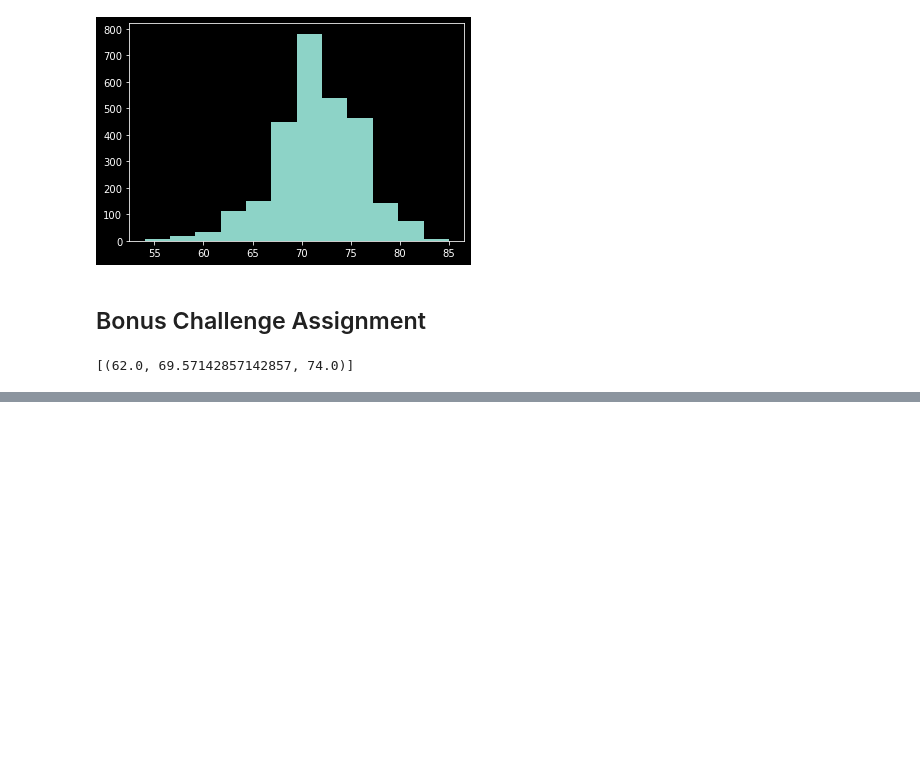
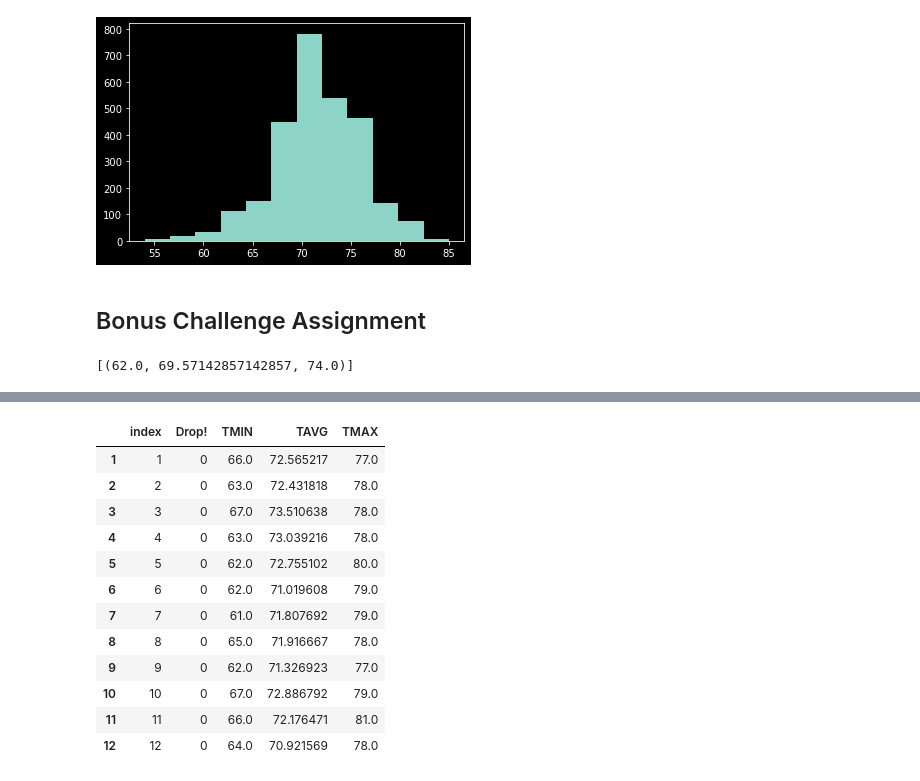
Before and after one commit to JeremyKalmus/sqlalchemy-challenge, a Jupyter notebook: sqlalchemy_challenge.ipynb, the cells around one changed output, grey strips where cells are left out. Drawn from its saved outputs; the diff is of its cells as text; code cells hidden in the pictures; blank space fills up the shorter version.

```diff
--- a/sqlalchemy_challenge.ipynb
+++ b/sqlalchemy_challenge.ipynb
@@ -209,2 +276,20 @@ daily_normals("01-01")
+# %%
+trip_normals = trip_normals.reset_index()
+trip_normals = trip_normals.drop(trip_normals['index']).rename(columns={'index':'Drop!','level_0':'index'})
+trip_normals
+# %% [output]
+|  | index | Drop! | TMIN | TAVG | TMAX |
+| 1 | 1 | 0 | 66.0 | 72.565217 | 77.0 |
+| 2 | 2 | 0 | 63.0 | 72.431818 | 78.0 |
+| 3 | 3 | 0 | 67.0 | 73.510638 | 78.0 |
+| 4 | 4 | 0 | 63.0 | 73.039216 | 78.0 |
+| 5 | 5 | 0 | 62.0 | 72.755102 | 80.0 |
+| 6 | 6 | 0 | 62.0 | 71.019608 | 79.0 |
+| 7 | 7 | 0 | 61.0 | 71.807692 | 79.0 |
+| 8 | 8 | 0 | 65.0 | 71.916667 | 78.0 |
+| 9 | 9 | 0 | 62.0 | 71.326923 | 77.0 |
+| 10 | 10 | 0 | 67.0 | 72.886792 | 79.0 |
+| 11 | 11 | 0 | 66.0 | 72.176471 | 81.0 |
+| 12 | 12 | 0 | 64.0 | 70.921569 | 78.0 |
 # %%
 # Load the previous query results into a Pandas DataFrame and add the `trip_dates` range as the `date` index
```
Also changed, not shown: parts of 8 cells of this notebook.
